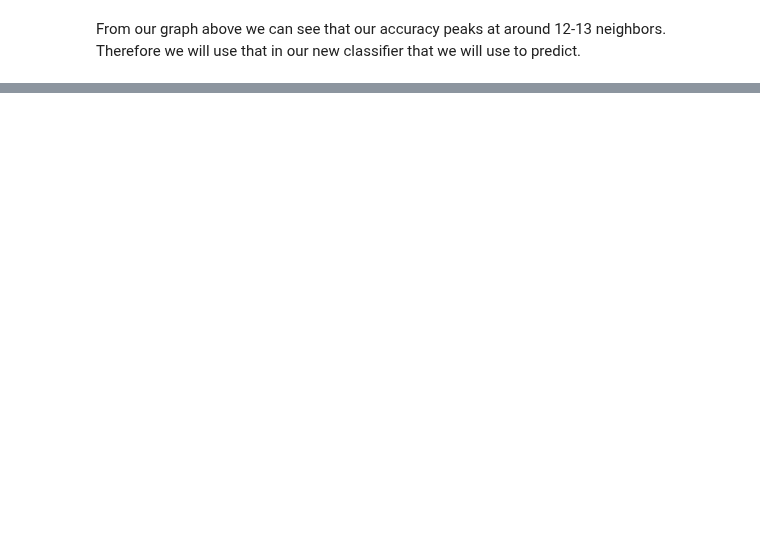
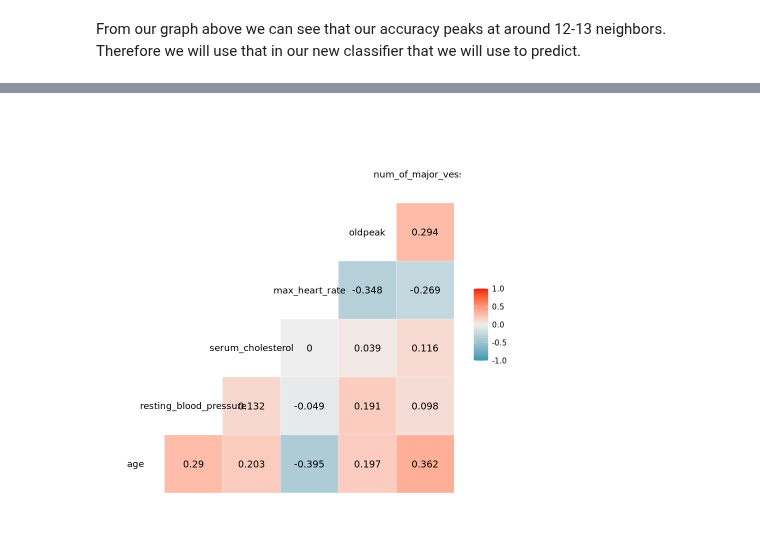
Before and after one commit to DSCI-310/DSCI-310-Group-2, a Jupyter notebook: Predicting_Heart_Disease.ipynb, the cells around one changed output, grey strips where cells are left out. Cells and saved outputs as stored; diff of their text form; code cells hidden in the pictures; blank space fills up the shorter version.

```diff
--- a/Predicting_Heart_Disease.ipynb
+++ b/Predicting_Heart_Disease.ipynb
@@ -357,0 +378,3 @@ ERROR: Error in conf_mat(., truth = diagnosis, estimate = .pred_class): object '
+# %%
+ggcorr(heart_disease_numerical, label = TRUE, label_size = 4, label_round = 3, label_alpha = FALSE)
+# %% [output]
@@ -357,0 +383 @@ ERROR: Error in conf_mat(., truth = diagnosis, estimate = .pred_class): object '
+[figure, added]
```
Also changed, not shown: parts of 7 cells of this notebook.
